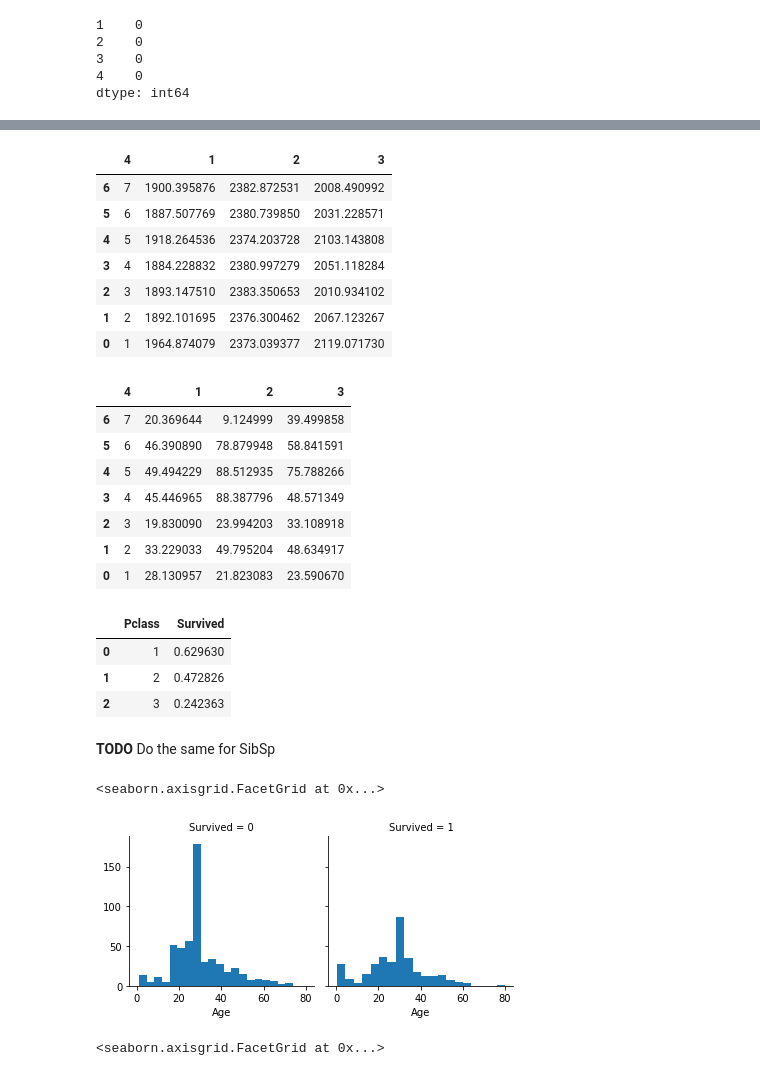
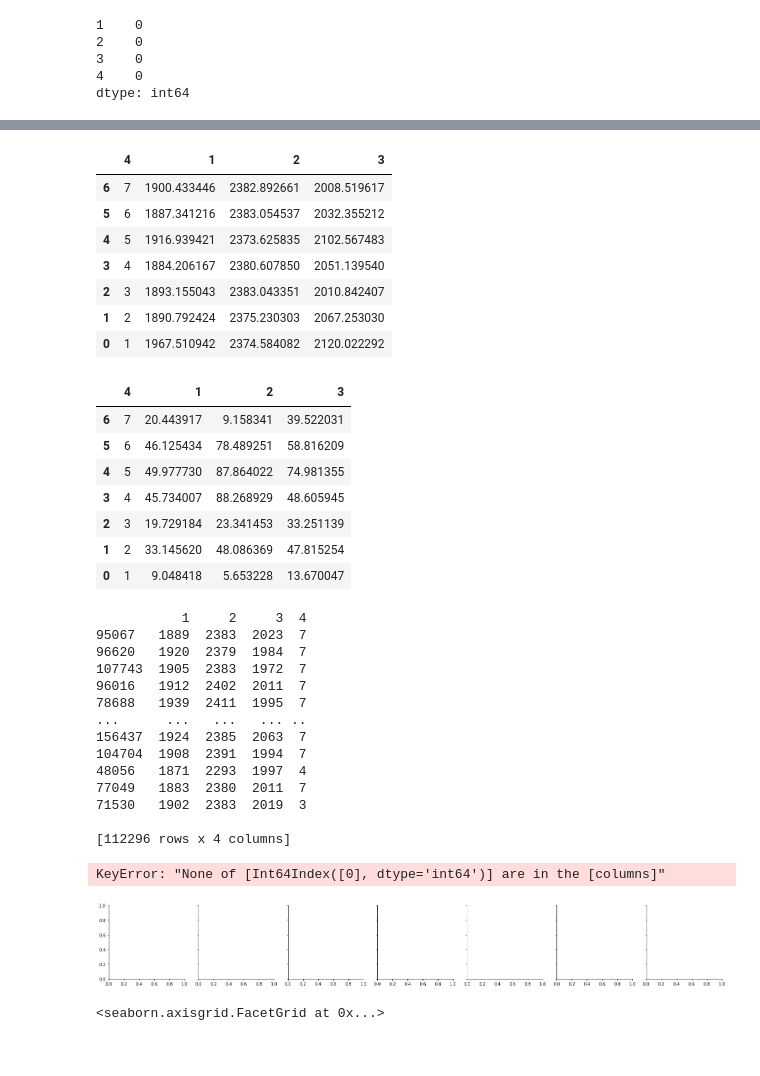
Before and after one commit to will-afs/IML, a Jupyter notebook: src/Kmeans_activity_from_acceleration.ipynb, the cells around one changed output, grey strips where cells are left out. Saved outputs shown, nothing was run; the diff lists cells and outputs as text; code cells hidden in the pictures.

```diff
--- a/src/Kmeans_activity_from_acceleration.ipynb
+++ b/src/Kmeans_activity_from_acceleration.ipynb
@@ -15,8 +46,8 @@ import matplotlib.pyplot as plt
 %matplotlib inline
 # %%
 # Import data into a dataframe
-CSV_PATH = 'data/1.csv'
-X = pd.read_csv(CSV_PATH,header=None,delimiter=',',usecols=[1, 2, 3, 4])
+CSV_PATH = '../data/cleaned_data/full_with_act_1_transitory_regimes_cleaned.csv'
+X = pd.read_csv(CSV_PATH,header=None,delimiter=',',usecols=[1, 2, 3, 4]).astype(int)
 X.head()
 # %% [output]
 |  | 1 | 2 | 3 | 4 |
@@ -155,44 +186,55 @@ train[[1,2,3]]
 train[[1,2,3,4]].groupby([4], as_index=False).mean().sort_values(by=4, ascending=False)
 # %% [output]
 |  | 4 | 1 | 2 | 3 |
-| 6 | 7 | 1900.395876 | 2382.872531 | 2008.490992 |
-| 5 | 6 | 1887.507769 | 2380.739850 | 2031.228571 |
-| 4 | 5 | 1918.264536 | 2374.203728 | 2103.143808 |
-| 3 | 4 | 1884.228832 | 2380.997279 | 2051.118284 |
-| 2 | 3 | 1893.147510 | 2383.350653 | 2010.934102 |
-| 1 | 2 | 1892.101695 | 2376.300462 | 2067.123267 |
-| 0 | 1 | 1964.874079 | 2373.039377 | 2119.071730 |
+| 6 | 7 | 1900.433446 | 2382.892661 | 2008.519617 |
+| 5 | 6 | 1887.341216 | 2383.054537 | 2032.355212 |
+| 4 | 5 | 1916.939421 | 2373.625835 | 2102.567483 |
+| 3 | 4 | 1884.206167 | 2380.607850 | 2051.139540 |
+| 2 | 3 | 1893.155043 | 2383.043351 | 2010.842407 |
+| 1 | 2 | 1890.792424 | 2375.230303 | 2067.253030 |
+| 0 | 1 | 1967.510942 | 2374.584082 | 2120.022292 |
 # %%
 # Check standard deviation accelerations in (x, y, z) according to activity type
 
 train[[1,2,3,4]].groupby([4], as_index=False).std().sort_values(by=4, ascending=False)
 # %% [output]
 |  | 4 | 1 | 2 | 3 |
-| 6 | 7 | 20.369644 | 9.124999 | 39.499858 |
-| 5 | 6 | 46.390890 | 78.879948 | 58.841591 |
-| 4 | 5 | 49.494229 | 88.512935 | 75.788266 |
-| 3 | 4 | 45.446965 | 88.387796 | 48.571349 |
-| 2 | 3 | 19.830090 | 23.994203 | 33.108918 |
-| 1 | 2 | 33.229033 | 49.795204 | 48.634917 |
-| 0 | 1 | 28.130957 | 21.823083 | 23.590670 |
+| 6 | 7 | 20.443917 | 9.158341 | 39.522031 |
+| 5 | 6 | 46.125434 | 78.489251 | 58.816209 |
+| 4 | 5 | 49.977730 | 87.864022 | 74.981355 |
+| 3 | 4 | 45.734007 | 88.268929 | 48.605945 |
+| 2 | 3 | 19.729184 | 23.341453 | 33.251139 |
+| 1 | 2 | 33.145620 | 48.086369 | 47.815254 |
+| 0 | 1 | 9.048418 | 5.653228 | 13.670047 |
 # %%
 #  By Pclass
-train[['Pclass', 'Survived']].groupby(['Pclass'], as_index=False).mean().sort_values(by='Survived', ascending=False)
+for k in range(1,4):
+    train[[k, 4]].groupby([4], as_index=False).mean().sort_values(by=k, ascending=False)
+
+print(train)
 # %% [output]
-|  | Pclass | Survived |
-| 0 | 1 | 0.629630 |
-| 1 | 2 | 0.472826 |
-| 2 | 3 | 0.242363 |
+           1     2     3  4
+95067   1889  2383  2023  7
+96620   1920  2379  1984  7
+107743  1905  2383  1972  7
+96016   1912  2402  2011  7
+78688   1939  2411  1995  7
+...      ...   ...   ... ..
+156437  1924  2385  2063  7
+104704  1908  2391  1994  7
+48056   1871  2293  1997  4
+77049   1883  2380  2011  7
+71530   1902  2383  2019  3
+
+[112296 rows x 4 columns]
-# %% [markdown]
-**TODO**
-Do the same for SibSp
 # %%
 # Some Graphics
-g = sns.FacetGrid(train, col='Survived')
-g.map(plt.hist, 'Age', bins=20)
+g = sns.FacetGrid(train, col=4)
+for k in range(0,4):
+    g.map(plt.hist, k, bins=20)
 # %% [output]
-<seaborn.axisgrid.FacetGrid at 0x...>
+KeyError: "None of [Int64Index([0], dtype='int64')] are in the [columns]"
-[figure, old version]
+[figure, new version]
 # %%
 grid = sns.FacetGrid(train, col='Survived', row='Pclass', size=2.2, aspect=1.6)
 grid.map(plt.hist, 'Age', alpha=.5, bins=20)
```
Also changed, not shown: parts of 8 cells of this notebook, 25 other files.
